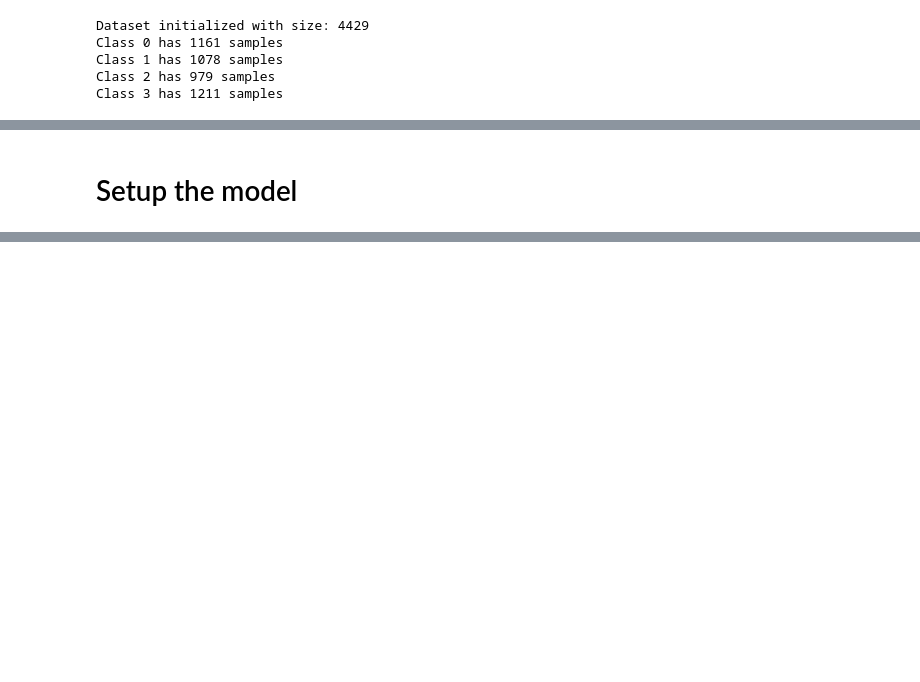
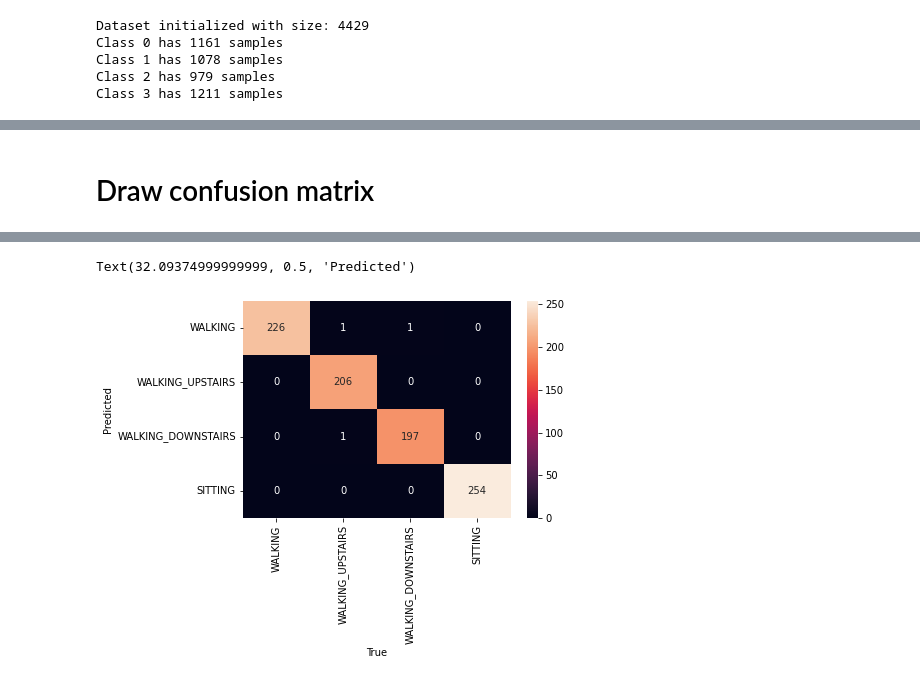
Before and after one commit to yuejunfeng0909/CG4002_CNN_Model, a Jupyter notebook: CNN.ipynb, the cells around one changed output, grey strips where cells are left out. Saved outputs shown, nothing was run; the diff lists cells and outputs as text; code cells hidden in the pictures; blank space fills up the shorter version.

```diff
--- a/CNN.ipynb
+++ b/CNN.ipynb
@@ -95,11 +95,11 @@ Class 2 has 979 samples
 Class 3 has 1211 samples
 # %%
 model = Sequential()
-model.add(Conv1D(64, 6, activation='relu', input_shape=(6, 100), data_format='channels_first'))
-model.add(Conv1D(64, 6, activation='relu', data_format='channels_first'))
+model.add(Conv1D(16, 20, activation='relu', input_shape=(6, 100), data_format='channels_first'))
 model.add(Dropout(0.5)) # 50% dropout
+# model.add(Conv1D(32, 40, activation='relu', data_format='channels_first'))
 model.add(Flatten())
-model.add(Dense(100, activation='relu'))
+model.add(Dense(16, activation='relu'))
 model.add(Dense(N_classes, activation='softmax'))
 
 model.compile(loss='categorical_crossentropy', optimizer='adam', metrics=['accuracy'])
@@ -117,7 +117,7 @@ model_checkpoint_callback = ModelCheckpoint(
 reduce_lr = ReduceLROnPlateau(monitor='val_loss', factor=0.1, patience=5, min_lr=0)
 
 # early stopping callback
-early_stopping = EarlyStopping(monitor='val_loss', patience=10)
+early_stopping = EarlyStopping(monitor='val_loss', patience=20)
 
 # Train the model
 def train_network(model, train_x, train_y, test_x, test_y):
@@ -154,5 +153,5 @@ Epoch 100/100
-# %% [markdown]
-# Setup the model
+# %% [markdown]
+# Draw confusion matrix
 # %%
 from sklearn.metrics import confusion_matrix
 import seaborn as sns
@@ -161,5 +160,7 @@ import matplotlib.pyplot as plt
 model.load_weights(checkpoint_filepath)
 y_prediction = np.argmax(model.predict(test_x), axis=1)
 result = confusion_matrix(np.argmax(test_y, axis=1), y_prediction)
-sns.heatmap(result, annot=True, fmt="d")
+sns.heatmap(result, annot=True, fmt="d", xticklabels=classes, yticklabels=classes)
+plt.xlabel("True")
+plt.ylabel("Predicted")
 # %% [output]
@@ -166,0 +168,2 @@ AttributeError: 'tuple' object has no attribute 'spines'
+Text(32.09374999999999, 0.5, 'Predicted')
+[figure, added]
```
Also changed, not shown: parts of 3 cells of this notebook.
